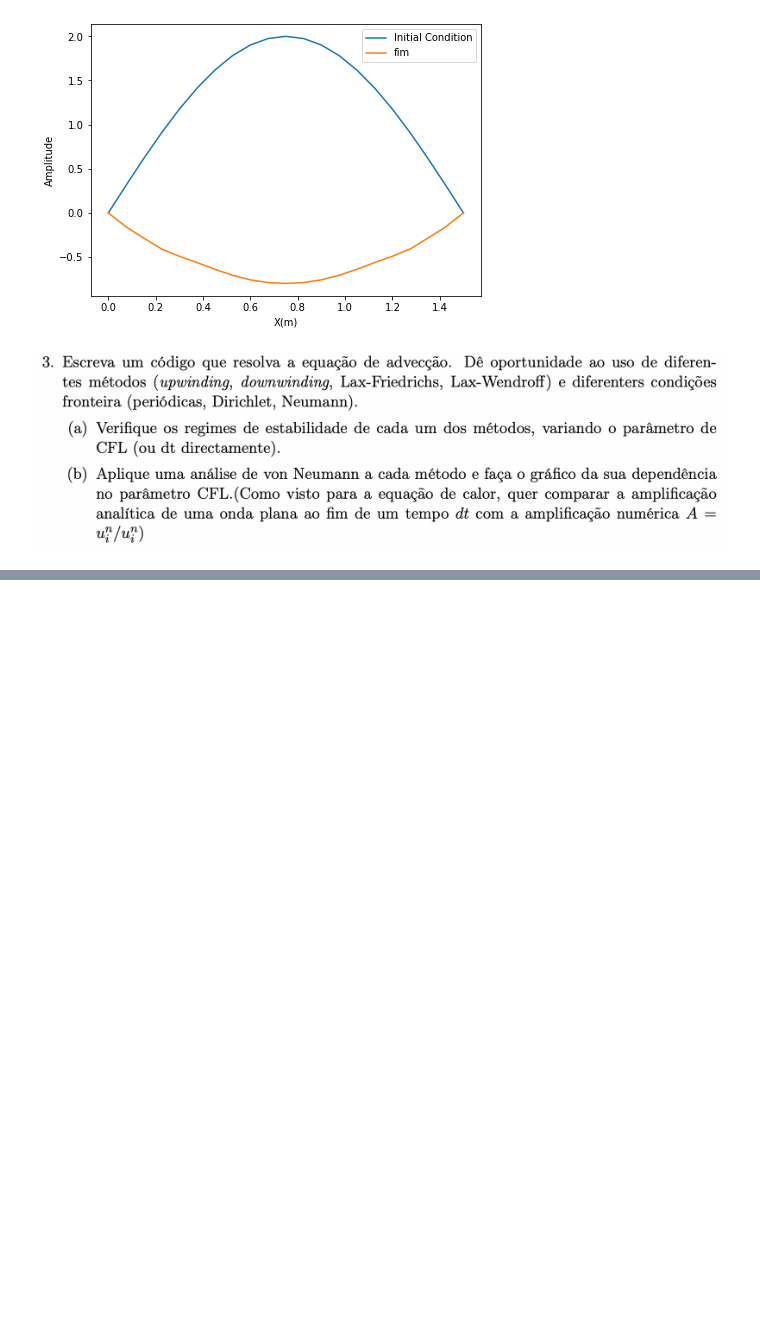
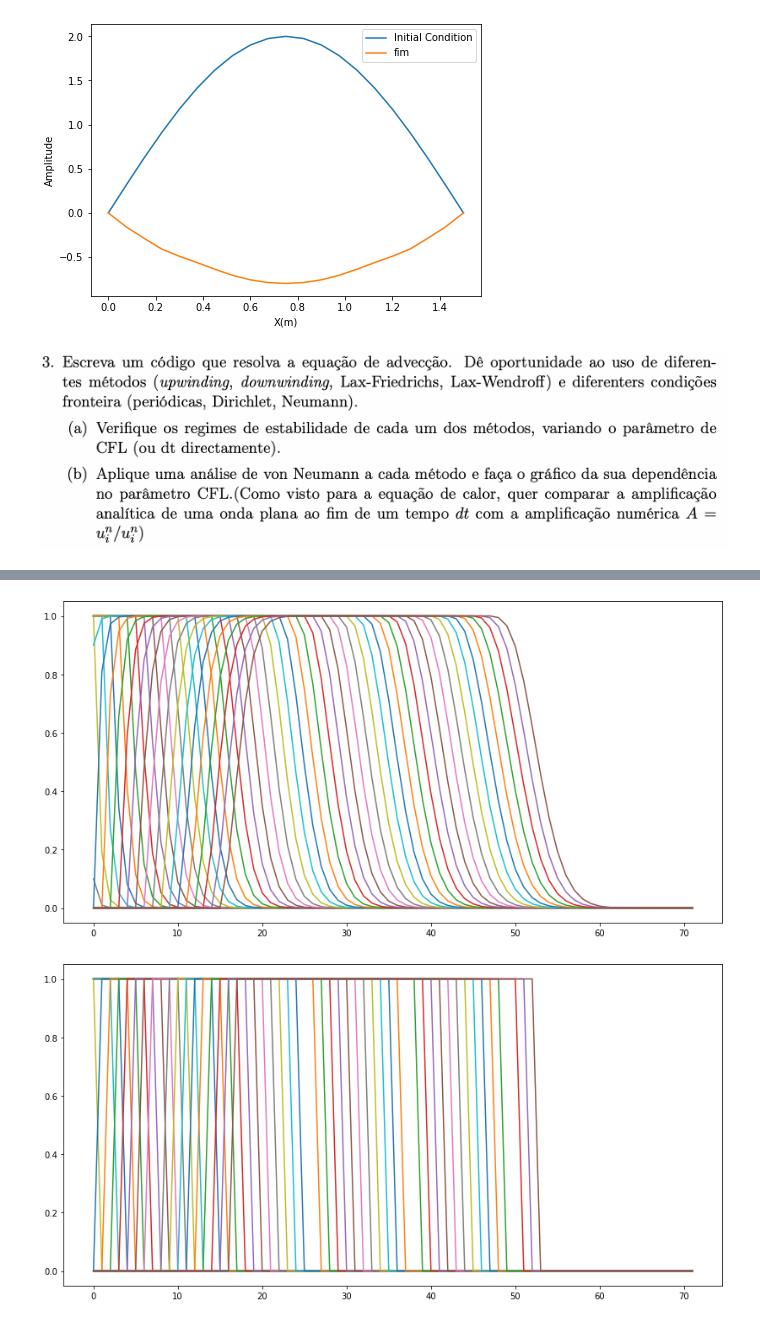
Before and after one commit to caua-veiga/Metodos-Computacionais-2022, a Jupyter notebook: TPs/Notebooks/TP 7.ipynb, the cells around one changed output, grey strips where cells are left out. Cells and saved outputs as stored; diff of their text form; code cells hidden in the pictures; blank space fills up the shorter version.

```diff
--- a/TPs/Notebooks/TP 7.ipynb
+++ b/TPs/Notebooks/TP 7.ipynb
@@ -299,0 +320,11 @@ Número de Courant é 1.00000000
+# %%
+plt.figure(figsize=(14,7))
+plt.plot(laxwnd[0])
+plt.show()
+
+plt.figure(figsize=(14,7))
+plt.plot(laxwnd[1])
+plt.show()
+# %% [output]
+[figure, added]
+[figure, added]
```
Also changed, not shown: parts of 4 cells of this notebook, 2 other files.
